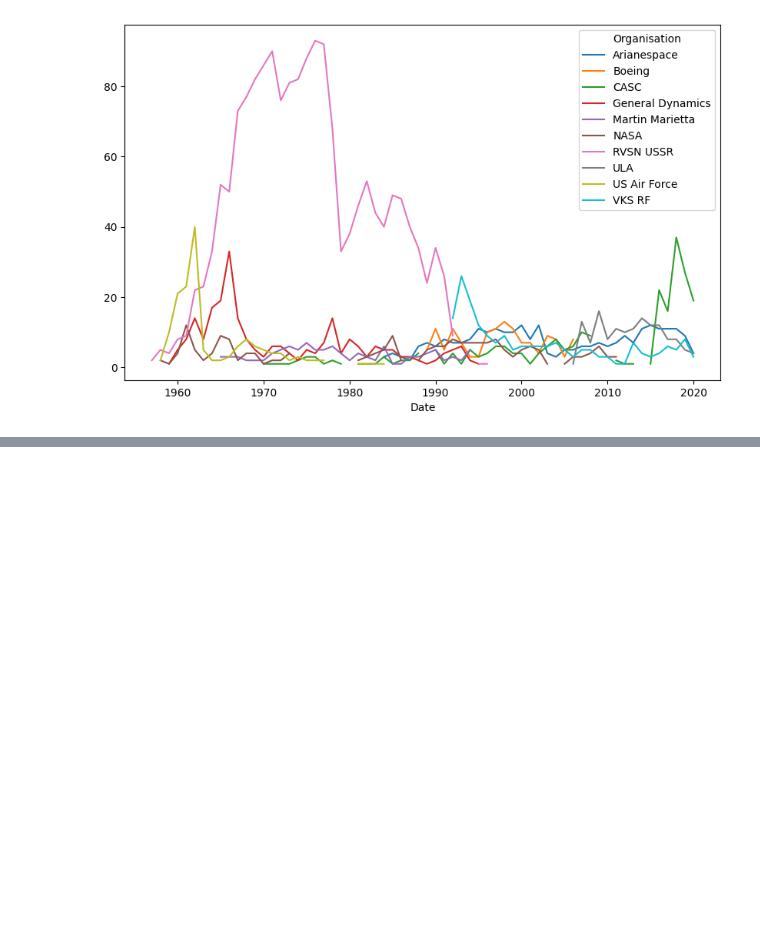
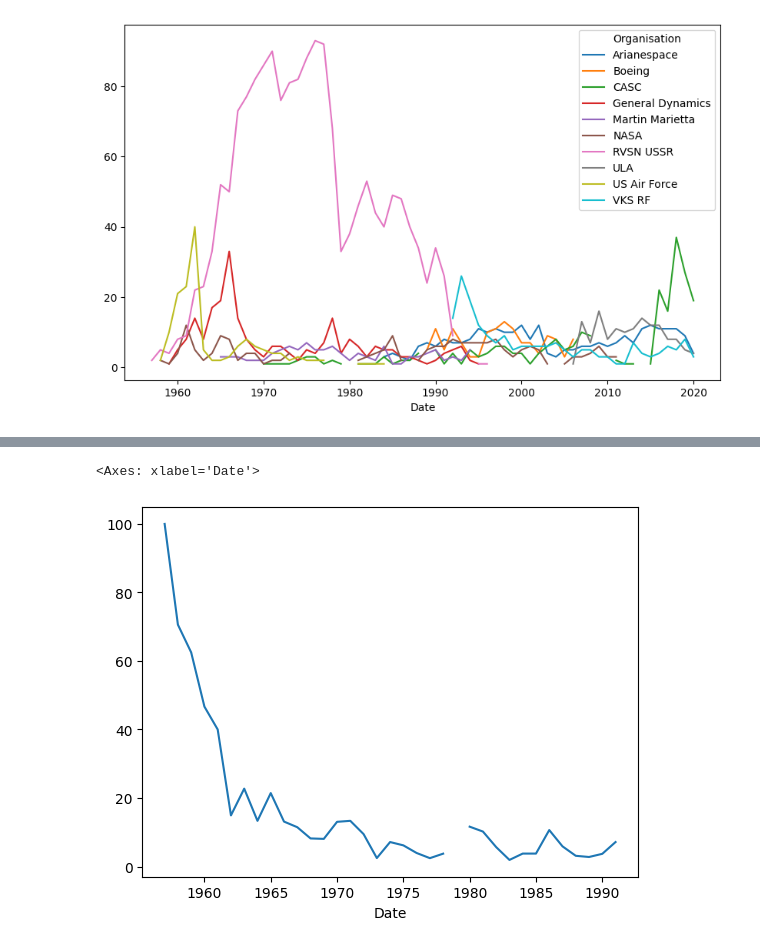
Before and after one commit to Response201/Python_Pro_Bootcamp_Day_16_to_100, a Jupyter notebook: Day 99-100/Project - Space Missions Analysis/Space_Missions_Analysis.ipynb, the cells around one changed output, grey strips where cells are left out. Drawn from its saved outputs; the diff is of its cells as text; code cells hidden in the pictures; blank space fills up the shorter version.

```diff
--- a/Day 99-100/Project - Space Missions Analysis/Space_Missions_Analysis.ipynb
+++ b/Day 99-100/Project - Space Missions Analysis/Space_Missions_Analysis.ipynb
@@ -359,0 +408,2 @@ top.groupby([top['Date'].dt.year,'Organisation']).size().unstack().plot(figsize=
+# %%
+yearly=superpowers.groupby(superpowers['Date'].dt.year).size(); yearly_fail=fails.groupby(fails['Date'].dt.year).size(); (yearly_fail/yearly*100)
@@ -359,0 +430,5 @@ top.groupby([top['Date'].dt.year,'Organisation']).size().unstack().plot(figsize=
+# %%
+(yearly_fail/yearly*100).plot()
+# %% [output]
+<Axes: xlabel='Date'>
+[figure, added]
```
Also changed, not shown: parts of 20 cells of this notebook.
